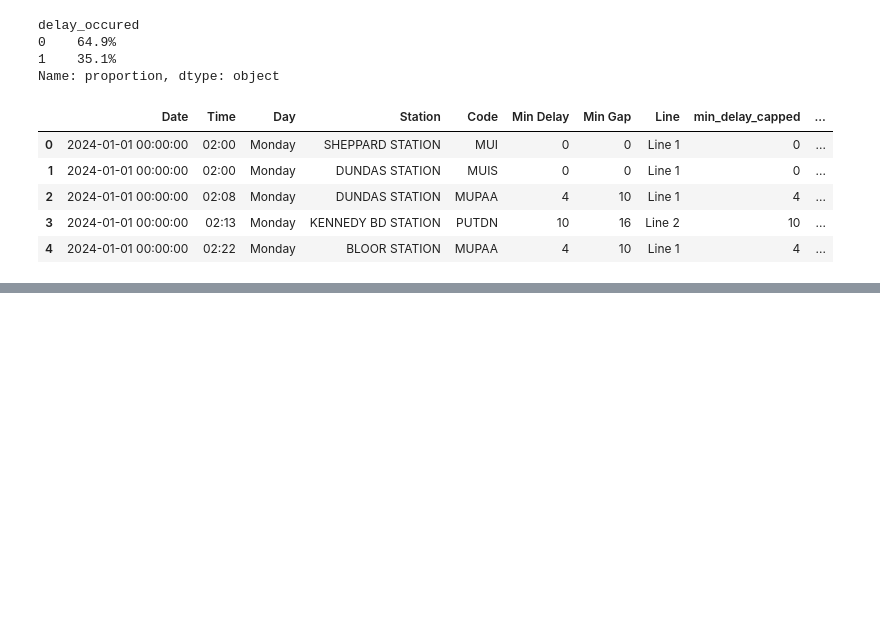
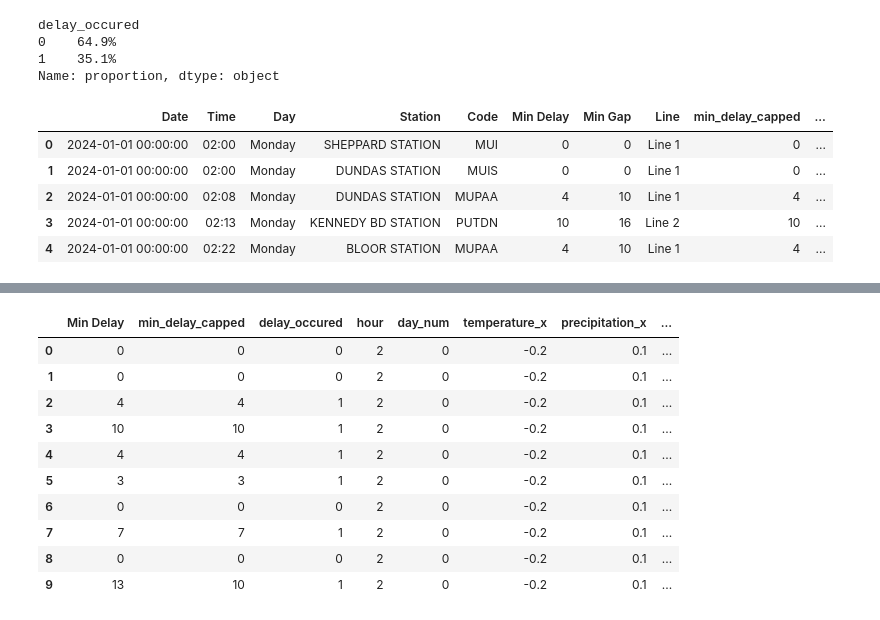
Before and after one commit to yusef-mcc/ttc-project, a Jupyter notebook: ttc-eda.ipynb, the cells around one changed output, grey strips where cells are left out. Drawn from its saved outputs; the diff is of its cells as text; code cells hidden in the pictures; blank space fills up the shorter version.

Commit message:
adding weather

```diff
--- a/ttc-eda.ipynb
+++ b/ttc-eda.ipynb
@@ -207,3 +202,8 @@ df.head()
 | 2 | 2024-01-01 00:00:00 | 02:08 | Monday | DUNDAS STATION | MUPAA | 4 | 10 | Line 1 | 4 | ... |
 | 3 | 2024-01-01 00:00:00 | 02:13 | Monday | KENNEDY BD STATION | PUTDN | 10 | 16 | Line 2 | 10 | ... |
 | 4 | 2024-01-01 00:00:00 | 02:22 | Monday | BLOOR STATION | MUPAA | 4 | 10 | Line 1 | 4 | ... |
+# %%
+df['Date'] = pd.to_datetime(df['Date'])
+
+print(df['Date'].min())
+print(df['Date'].max())
@@ -209,0 +229,8 @@ df.head()
+# %%
+weather_df = pd.DataFrame({
+    'datetime':      pd.to_datetime(data['hourly']['time']),
+    'temperature':   data['hourly']['temperature_2m'],
+    'precipitation': data['hourly']['precipitation'],
+    'weathercode':   data['hourly']['weathercode'],
+    'windspeed':     data['hourly']['windspeed_10m']
+})
@@ -209,0 +260,7 @@ df.head()
+# %%
+weather_df['Date'] = weather_df['datetime'].dt.date
+weather_df['hour'] = weather_df['datetime'].dt.hour
+
+weather_df = weather_df.drop(columns=["datetime"])
+
+weather_df.head(5)
@@ -209,0 +274,6 @@ df.head()
+# %%
+df['Date'] = pd.to_datetime(df['Date']).dt.date
+
+df = df.merge(weather_df, on=["Date", "hour"], how="left")
+
+print(df[["temperature", "precipitation", "weathercode", "windspeed"]].isnull().sum())
@@ -295,3 +338,26 @@ print(df[['Line', 'Station', 'Day', 'hour', 'delay_occured', 'delay_rate']].head
+# %%
+# TTC WITH WEATHER DATA
+df_full = df.copy()
+
+# drop the irrelevent columns
+df_model_ww = df_full.drop(columns=['Date', 'Time', 'Day', 'Station', 'Line', 'Code', 'Min Gap'])
+
+# verify that it worked
+df_model_ww.head(10)
+# build the X and y variables
+X = df_model_ww[['hour', 'day_num', 'station_code', 'line_num', 'delay_rate']]
+# %% [output]
+|  | Min Delay | min_delay_capped | delay_occured | hour | day_num | temperature_x | precipitation_x | ... |
+| 0 | 0 | 0 | 0 | 2 | 0 | -0.2 | 0.1 | ... |
+| 1 | 0 | 0 | 0 | 2 | 0 | -0.2 | 0.1 | ... |
+| 2 | 4 | 4 | 1 | 2 | 0 | -0.2 | 0.1 | ... |
+| 3 | 10 | 10 | 1 | 2 | 0 | -0.2 | 0.1 | ... |
+| 4 | 4 | 4 | 1 | 2 | 0 | -0.2 | 0.1 | ... |
+| 5 | 3 | 3 | 1 | 2 | 0 | -0.2 | 0.1 | ... |
+| 6 | 0 | 0 | 0 | 2 | 0 | -0.2 | 0.1 | ... |
+| 7 | 7 | 7 | 1 | 2 | 0 | -0.2 | 0.1 | ... |
+| 8 | 0 | 0 | 0 | 2 | 0 | -0.2 | 0.1 | ... |
+| 9 | 13 | 10 | 1 | 2 | 0 | -0.2 | 0.1 | ... |
 # %%
 df_model = df.drop(columns=['Date', 'Time', 'Day', 'Station', 'Line', 'Code', 'Min Gap'])
 df_model.head()
```
Also changed, not shown: parts of 15 cells of this notebook, 2 other files.
